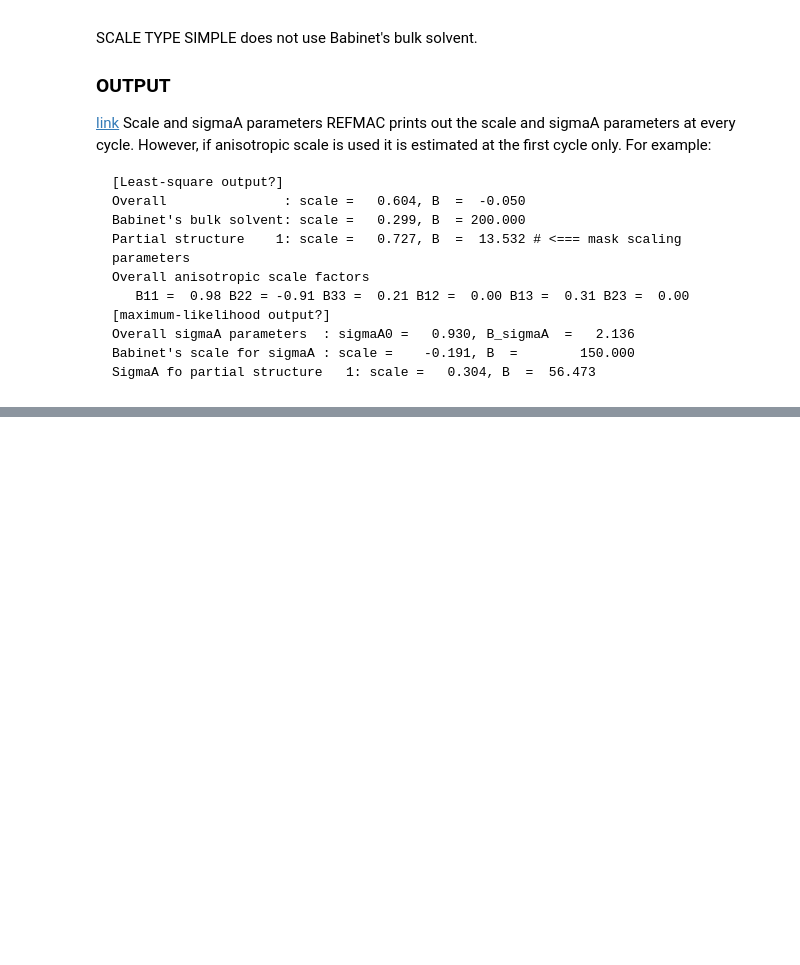
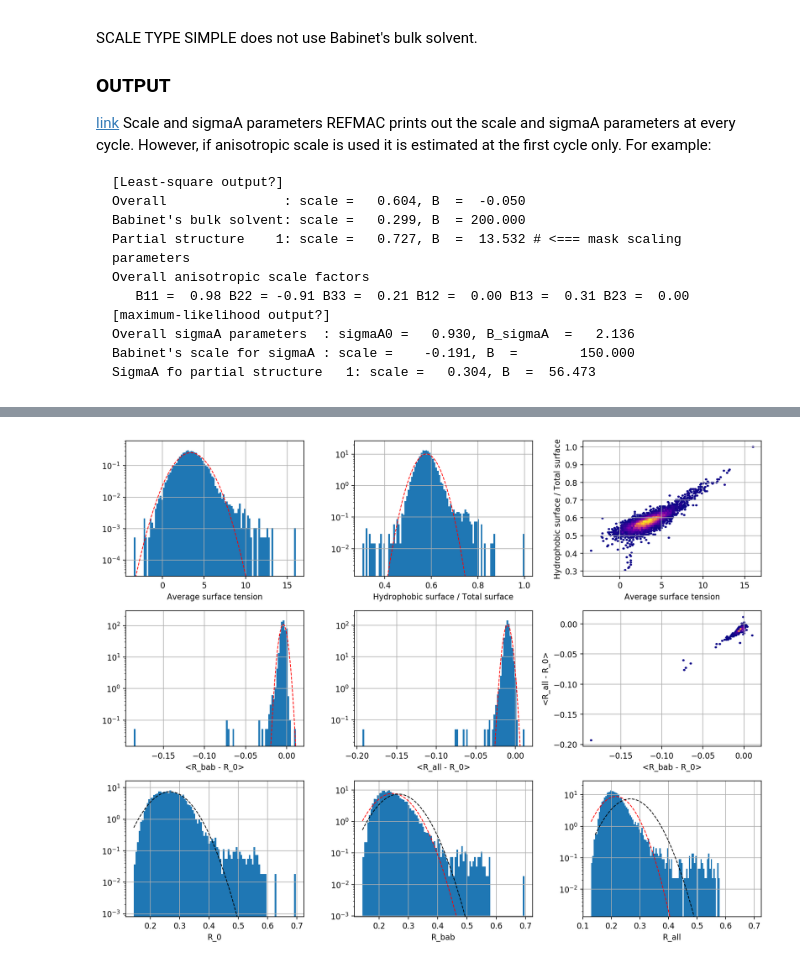
Before and after one commit to fredericpoitevin/MPflat, a Jupyter notebook: docs/Refmac runs.ipynb, the cells around one changed output, grey strips where cells are left out. Cells and saved outputs as stored; diff of their text form; code cells hidden in the pictures; blank space fills up the shorter version.

```diff
--- a/docs/Refmac runs.ipynb
+++ b/docs/Refmac runs.ipynb
@@ -59,0 +64,4 @@ We could try sorting structure by their average surface tension $\bar{\sigma} =
+# %%
+filename="../pdb-scan/summary.log"
+data, index, n_var, n_sample = load_data(filename)
+#print(index[0], data[0,:])
@@ -59,0 +94,5 @@ We could try sorting structure by their average surface tension $\bar{\sigma} =
+# %%
+nbins=100
+plot_summary(data,nbins)
+# %% [output]
+[figure, added]
```
Also changed, not shown: parts of 9 cells of this notebook, 2 other files.
